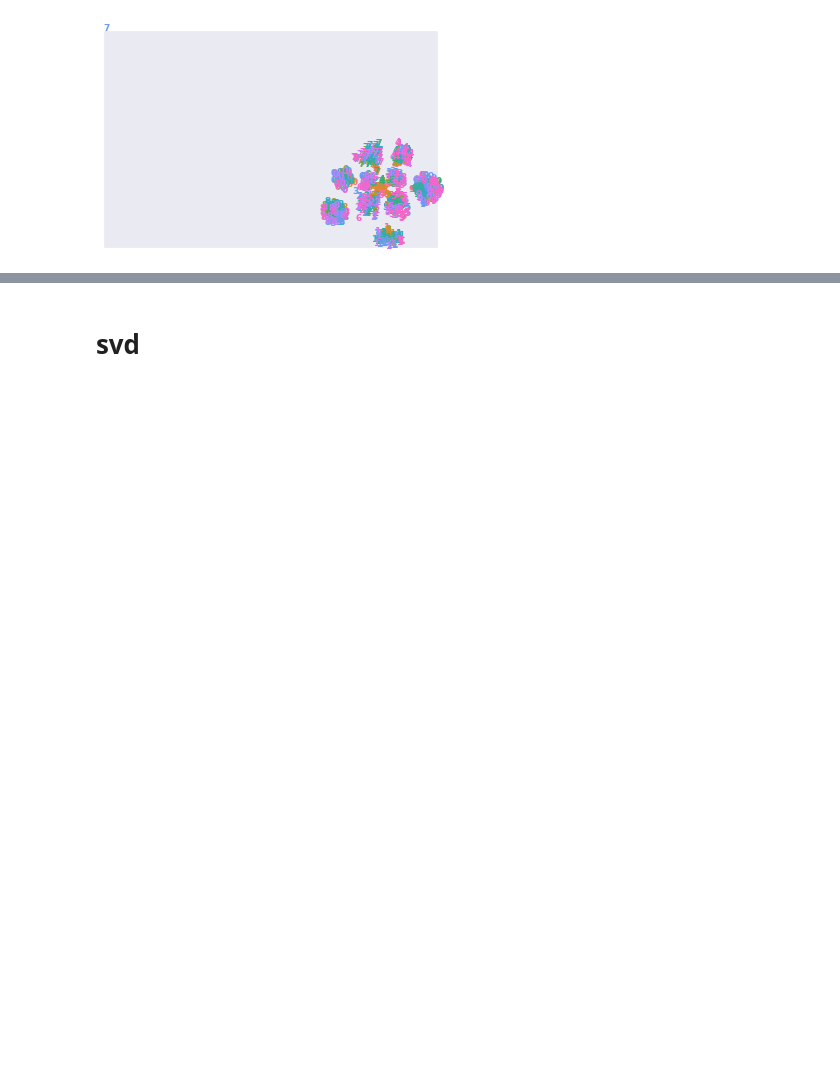
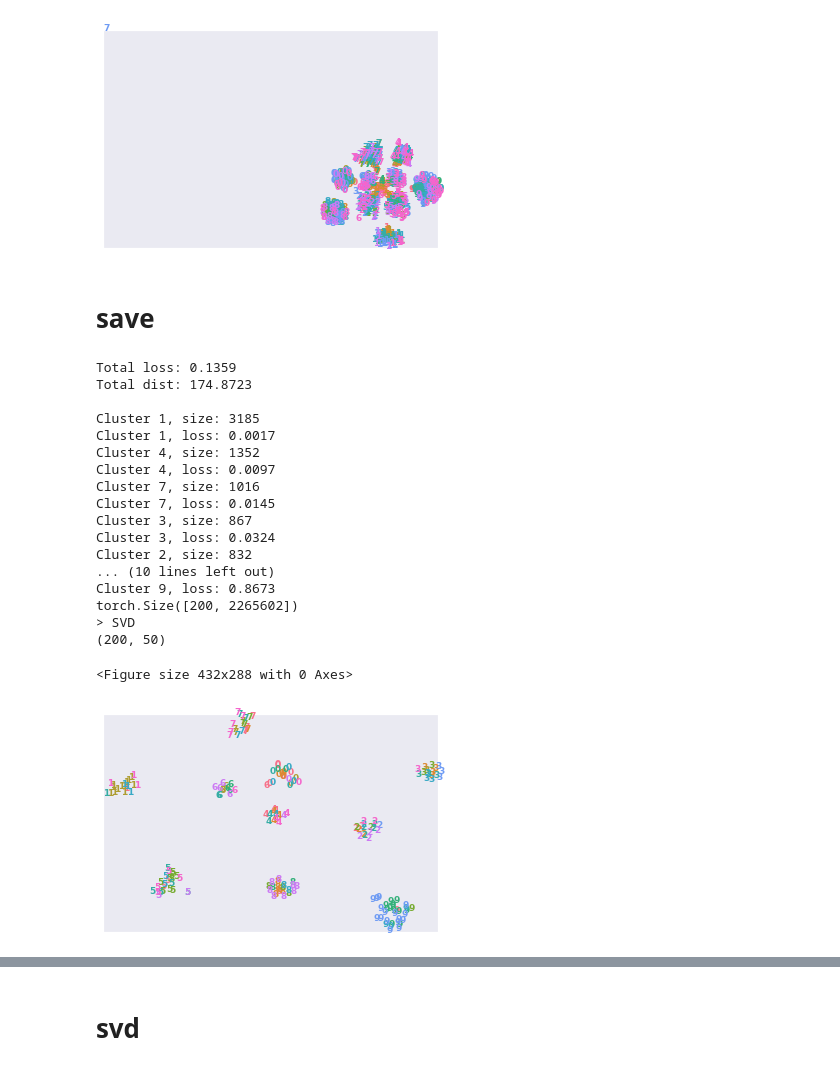
Before and after one commit to fartashf/gvar_code, a Jupyter notebook: notebooks/figures_tsne.ipynb, the cells around one changed output, grey strips where cells are left out. Saved outputs shown, nothing was run; the diff lists cells and outputs as text; code cells hidden in the pictures; blank space fills up the shorter version.

```diff
--- a/notebooks/figures_tsne.ipynb
+++ b/notebooks/figures_tsne.ipynb
@@ -37,7 +37,7 @@ sns.set()
 %aimport log_plotter
 from log_plotter import get_run_names, get_data, get_data_pth, plot_smooth, plot_tag, plot_runs_and_tags, get_legend, plot_smooth_o1
 # %%
-def get_samples(run_dir, gfname, prefix, nsamples=20, sz=28, seed=123):
+def get_samples2(run_dir, gfname, prefix, nsamples=20, sz=28, seed=123):
     gpath = os.path.join(run_dir, '%s.pth.tar' % gfname)
     data = torch.load(gpath)
     assign_i = data['assign']
@@ -86,10 +86,12 @@ def get_samples(run_dir, gfname, prefix, nsamples=20, sz=28, seed=123):
     G = []
     cls = []
     correct = []
+    Sz = []
     for c in range(nclusters):
         i = cids[c]
         idx, _ = np.where(assign_i == i)
         print('Cluster %d, size: %d' % (i, len(idx)))
+        Sz += [len(idx)]
         if len(idx) == 0:
             continue
         print('Cluster %d, loss: %.4f' % (i, loss_i[idx].mean()))
@@ -111,7 +113,11 @@ def get_samples(run_dir, gfname, prefix, nsamples=20, sz=28, seed=123):
     X = torch.stack(X)
     y = torch.tensor(y).long()
     G = torch.stack(G)
-    return X, y, G, np.array(cls)
+    return X, y, G, np.array(cls), Sz
+
+def get_samples(*args, **kwargs):
+    X, y, G, c, Sz = get_samples2(*args, **kwargs)
+    return X, y, G, c
 # %%
 def get_embedding(logdir, k=50, nsamples=20):
     X, y, G, c = get_samples(logdir, 'bgluster_test', '/u/faghri/dmom/code', nsamples=nsamples)
@@ -129,7 +135,7 @@ def get_embedding(logdir, k=50, nsamples=20):
     print(G_svd.shape)
     return X, y, c, G_svd
 # %%
-def plot_embedding(Xi, X, y, c, title=None):
+def plot_embedding(Xi, X, y, c, fname=None, title=None):
     x_min, x_max = np.min(X, 0), np.max(X, 0)
     X = (X - x_min) / (x_max - x_min)
 
@@ -155,16 +161,19 @@ def plot_embedding(Xi, X, y, c, title=None):
                 X[i])
             ax.add_artist(imagebox)
     plt.xticks([]), plt.yticks([])
+    if fname is not None:
+        plt.savefig(fname, bbox_inches='tight')
     if title is not None:
         plt.title(title)
 # %%
-def plot_tsne(X, y, c, G_svd, ppls):
+def plot_tsne(X, y, c, G_svd, ppls, logdir):
     G_tsne = []
     for ppl in ppls:
         tsne = manifold.TSNE(n_components=2, perplexity=ppl, init='pca', random_state=0)
         G_tsne += [tsne.fit_transform(G_svd)]
         plt.figure()
         plot_embedding(X[:,0], G_tsne[-1], y, c)
+        plt.savefig('%s/tsne.png' % logdir, bbox_inches='tight')
     return G_tsne
 # %% [markdown]
 # Color is cluster number
@@ -306,3 +315,29 @@ torch.Size([982, 2265602])
 [figure]
 <Figure size 432x288 with 0 Axes>
 [figure]
+# %% [markdown]
+# save
+# %%
+logdir = '/u/faghri/dmom/code/runs/mnist/bgluster,epoch_1/'
+X, y, c, G_svd = get_embedding(logdir)
+G_tsne = plot_tsne(X, y, c, G_svd, [5], logdir)
+# %% [output]
+Total loss: 0.1359
+Total dist: 174.8723
+
+Cluster 1, size: 3185
+Cluster 1, loss: 0.0017
+Cluster 4, size: 1352
+Cluster 4, loss: 0.0097
+Cluster 7, size: 1016
+Cluster 7, loss: 0.0145
+Cluster 3, size: 867
+Cluster 3, loss: 0.0324
+Cluster 2, size: 832
+... (10 lines left out)
+Cluster 9, loss: 0.8673
+torch.Size([200, 2265602])
+> SVD
+(200, 50)
+<Figure size 432x288 with 0 Axes>
+[figure, added]
```
Also changed, not shown: parts of 42 cells of this notebook, 16 other files.
